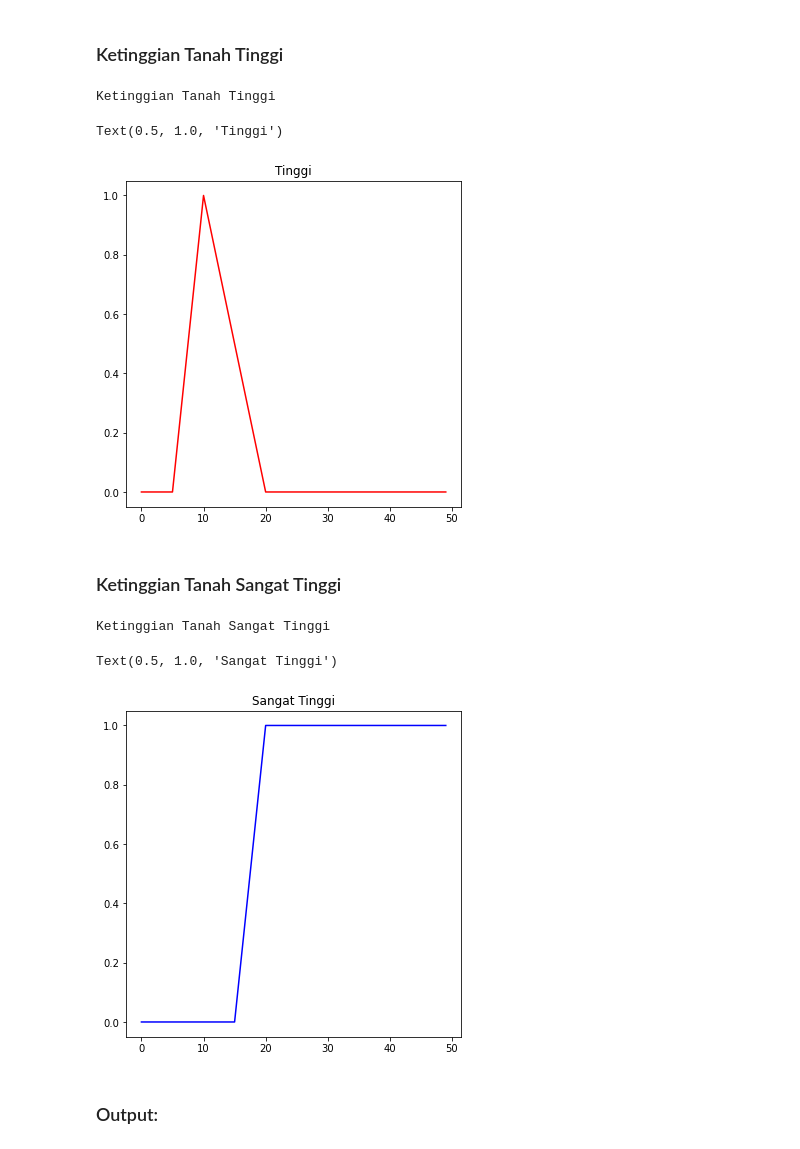
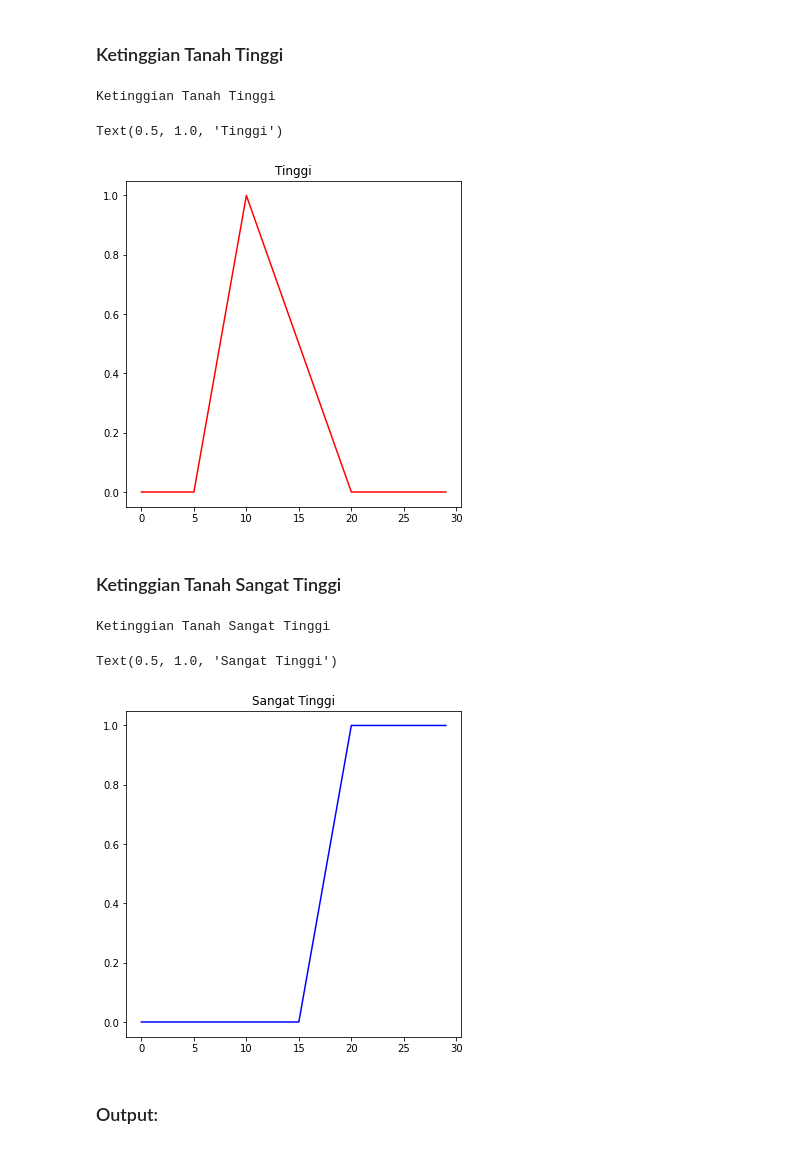
Before and after one commit to Bariq09/Penentuan-Kerawana-Longsor, a Jupyter notebook: proyek AI.ipynb, the cells around one changed output. Drawn from its saved outputs; the diff is of its cells as text; code cells hidden in the pictures.

```diff
--- a/proyek AI.ipynb
+++ b/proyek AI.ipynb
@@ -289,8 +294,8 @@ Tinggi 10 - 20
 
 Sangat tinggi > 20
 # %%
-land_high = ctrl.Antecedent(np.arange(0,50,1),'land_high')
-high_x = np.arange(0,50,1)
+land_high = ctrl.Antecedent(np.arange(0,30,1),'land_high')
+high_x = np.arange(0,30,1)
 # %%
 land_high["Rendah"] = fuzz.trimf(land_high.universe,[0,7,10])
 land_high["Tinggi"] = fuzz.trimf(land_high.universe,[5,10,20])
@@ -322,20 +327,20 @@ ax0.set_title('Tinggi')
 # %% [output]
 Ketinggian Tanah Tinggi
 Text(0.5, 1.0, 'Tinggi')
-[figure, old version]
+[figure, new version]
 # %% [markdown]
 ### Ketinggian Tanah Sangat Tinggi
 # %%
 #Ketinggian Tanah Sangat Tinggi
 print('Ketinggian Tanah Sangat Tinggi')
-land_very_high = fuzz.trapmf(high_x,[15,20,50,50])
+land_very_high = fuzz.trapmf(high_x,[15,20,30,30])
 fig, (ax0) = plt.subplots(nrows=1, figsize=(6,6))
 ax0.plot(high_x, land_very_high, 'blue')
 ax0.set_title('Sangat Tinggi')
 # %% [output]
 Ketinggian Tanah Sangat Tinggi
 Text(0.5, 1.0, 'Sangat Tinggi')
-[figure, old version]
+[figure, new version]
 # %% [markdown]
 ### Output:
 # %%
```
Also changed, not shown: parts of 43 cells of this notebook.
